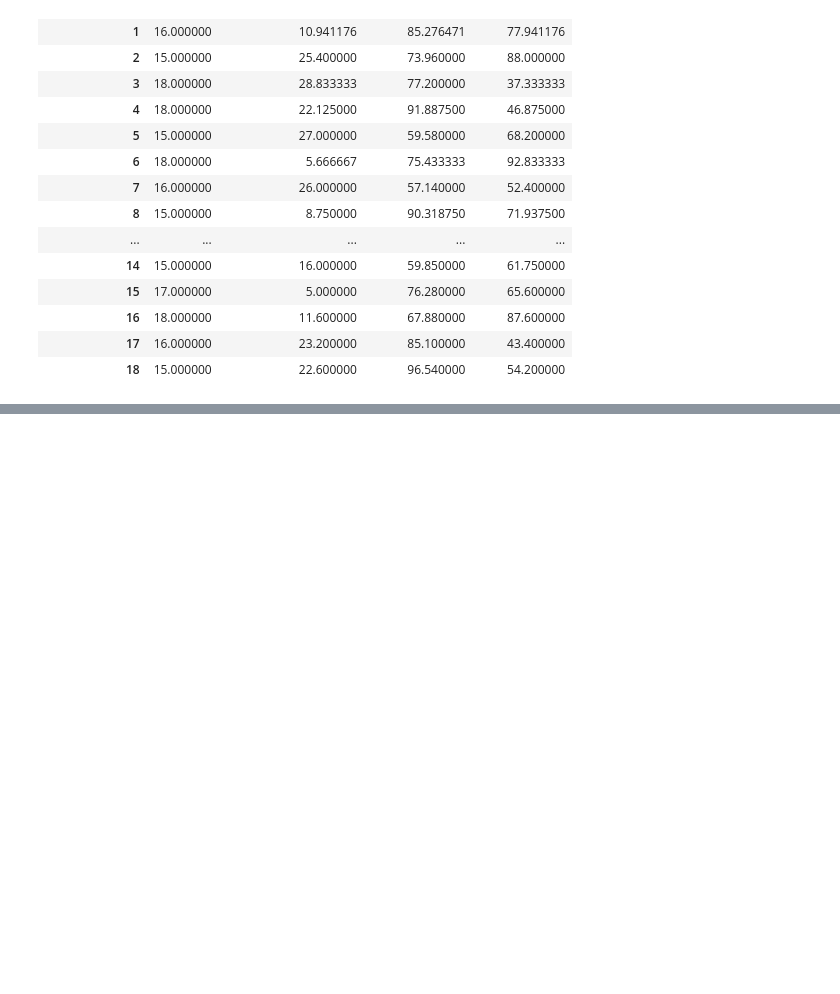
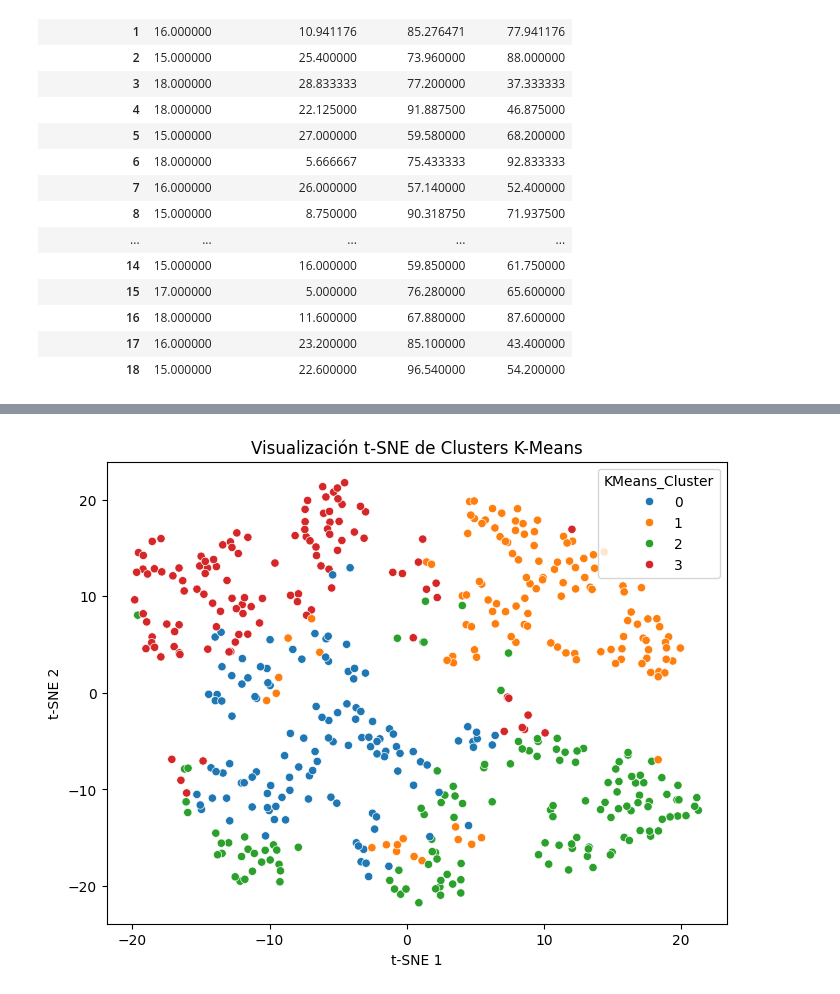
Before and after one commit to jhonquimi-png/Aprendizaje_Automatico, a Jupyter notebook: notebooks/S3_Modelos_aprendizaje_no_supervisado.ipynb, the cells around one changed output, grey strips where cells are left out. Drawn from its saved outputs; the diff is of its cells as text; code cells hidden in the pictures; blank space fills up the shorter version.

```diff
--- a/notebooks/S3_Modelos_aprendizaje_no_supervisado.ipynb
+++ b/notebooks/S3_Modelos_aprendizaje_no_supervisado.ipynb
@@ -590,0 +595,25 @@ df.groupby('DBSCAN_Cluster')[['age', 'study_hours_per_week', 'attendance_rate','
+# %%
+# Aplicación de t-SNE
+tsne = TSNE(
+    n_components=2,
+    random_state=42,
+    perplexity=30
+)
+
+X_tsne = tsne.fit_transform(X_scaled)
+
+# Visualización t-SNE con clusters de K-Means
+plt.figure(figsize=(8, 6))
+sns.scatterplot(
+    x=X_tsne[:, 0],
+    y=X_tsne[:, 1],
+    hue=df['KMeans_Cluster'],
+    palette='tab10'
+)
+
+plt.title('Visualización t-SNE de Clusters K-Means')
+plt.xlabel('t-SNE 1')
+plt.ylabel('t-SNE 2')
+plt.show()
+# %% [output]
+[figure, added]
```
Also changed, not shown: parts of 2 cells of this notebook.
